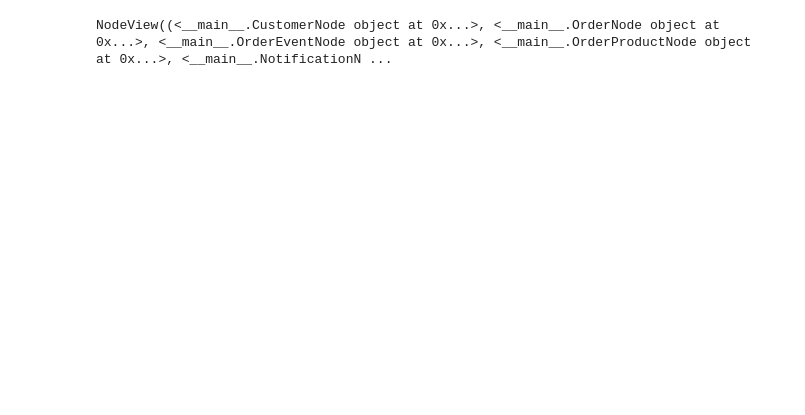
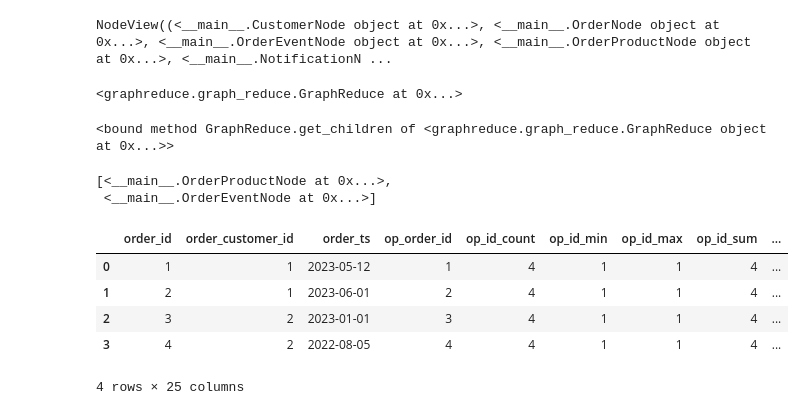
Before and after one commit to wesmadrigal/GraphReduce, a Jupyter notebook: examples/cust_order_demo.ipynb, the cells around one changed output. Saved outputs shown, nothing was run; the diff lists cells and outputs as text; code cells hidden in the pictures; blank space fills up the shorter version.

```diff
--- a/examples/cust_order_demo.ipynb
+++ b/examples/cust_order_demo.ipynb
@@ -354,3 +368,25 @@ gr.plot_graph(fname='mlw_2023.html')
 gr.nodes()
 # %% [output]
 NodeView((<__main__.CustomerNode object at 0x...>, <__main__.OrderNode object at 0x...>, <__main__.OrderEventNode object at 0x...>, <__main__.OrderProductNode object at 0x...>, <__main__.NotificationN ...
+# %%
+gr
+# %% [output]
+<graphreduce.graph_reduce.GraphReduce at 0x...>
+# %%
+gr.get_children
+# %% [output]
+<bound method GraphReduce.get_children of <graphreduce.graph_reduce.GraphReduce object at 0x...>>
+# %%
+gr.get_children(order)
+# %% [output]
+[<__main__.OrderProductNode at 0x...>,
+ <__main__.OrderEventNode at 0x...>]
+# %%
+order.df
+# %% [output]
+|  | order_id | order_customer_id | order_ts | op_order_id | op_id_count | op_id_min | op_id_max | op_id_sum | ... |
+| 0 | 1 | 1 | 2023-05-12 | 1 | 4 | 1 | 1 | 4 | ... |
+| 1 | 2 | 1 | 2023-06-01 | 2 | 4 | 1 | 1 | 4 | ... |
+| 2 | 3 | 2 | 2023-01-01 | 3 | 4 | 1 | 1 | 4 | ... |
+| 3 | 4 | 2 | 2022-08-05 | 4 | 4 | 1 | 1 | 4 | ... |
+4 rows × 25 columns
```
Also changed, not shown: parts of 22 cells of this notebook, 2 other files.
